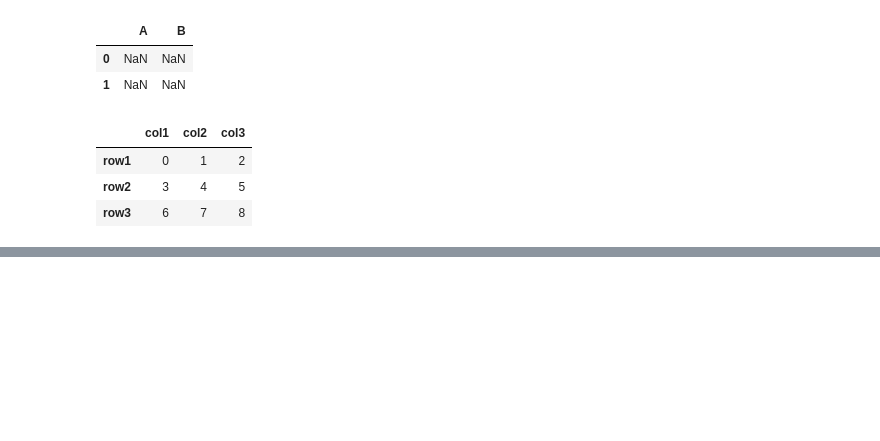
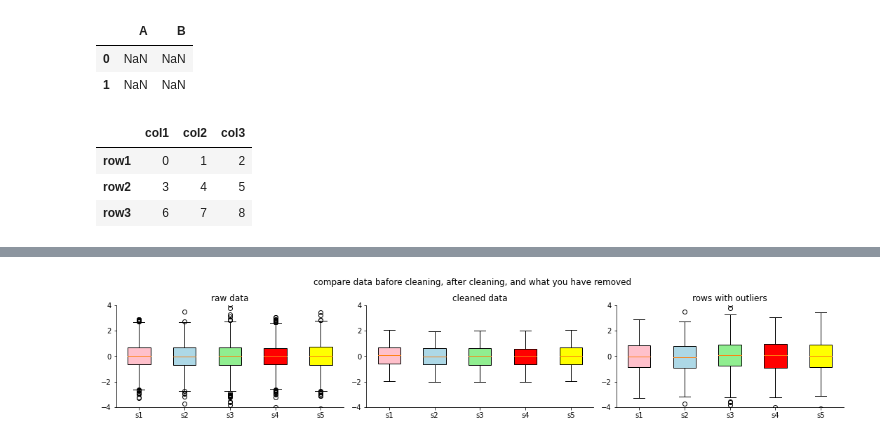
Before and after one commit to PawelRosikiewicz/MachineLearning, a Jupyter notebook: Python_for_Data_Science/Pandas_code.ipynb, the cells around one changed output, grey strips where cells are left out. Drawn from its saved outputs; the diff is of its cells as text; code cells hidden in the pictures; blank space fills up the shorter version.

```diff
--- a/Python_for_Data_Science/Pandas_code.ipynb
+++ b/Python_for_Data_Science/Pandas_code.ipynb
@@ -182,0 +622,42 @@ df
+# %%
+#### Remove outliers (≥3sd) ----------------------------------
+
+# Drop rows with NaN in at least one column
+position_of_rows_with_outl = out_position.any(axis=1)                # Find rows with any outliers - Return pdSeries with True/False
+rows_with_outl = df.loc[position_of_rows_with_outl,:]                      # Copy rows with any outliers
+df_new = df.drop(rows_with_outl.index, axis=0)                     # Remove rows with any outliers - INLPACE !
+# %%
+#### Boxplots - to examine cleaned data
+
+# .. prepare the data,
+data_for_plot = {"raw data" : df.values,
+                 "cleaned data" : df_new.values,
+                 "rows with outliers" : rows_with_outl.values}
+
+
+# .. boxplots
+fig, axs = plt.subplots(nrows=1, ncols=3, figsize=(15,3))
+fig.suptitle("compare data bafore cleaning, after cleaning, and what you have removed")
+for i, ax in enumerate(axs.flat):
+
+    # boxplots using array - 1 box == 1 col
+    subplot_title = list(data_for_plot.keys())[i]
+    bp = ax.boxplot(data_for_plot[subplot_title],
+               patch_artist=True  # fill with color
+               )
+
+    # fill in with custome color
+    colors = ['pink', 'lightblue', 'lightgreen', "red", "yellow"]
+    for patch, color in zip(bp['boxes'], colors):
+        patch.set_facecolor(color)
+
+    # aestetics
+    ax.set(ylim=(-4,4), title=subplot_title, xticklabels = ["s1", "s2", "s3", "s4", "s5"] )
+    sns.despine()
+
+# plt.title("catoplot wiht outliers, \n we removed many good pioints with the outliers!")
+fig.tight_layout()
+fig.subplots_adjust(top=0.8)
+plt.show();
+# %% [output]
+[figure, added]
```
Also changed, not shown: parts of 41 cells of this notebook.
